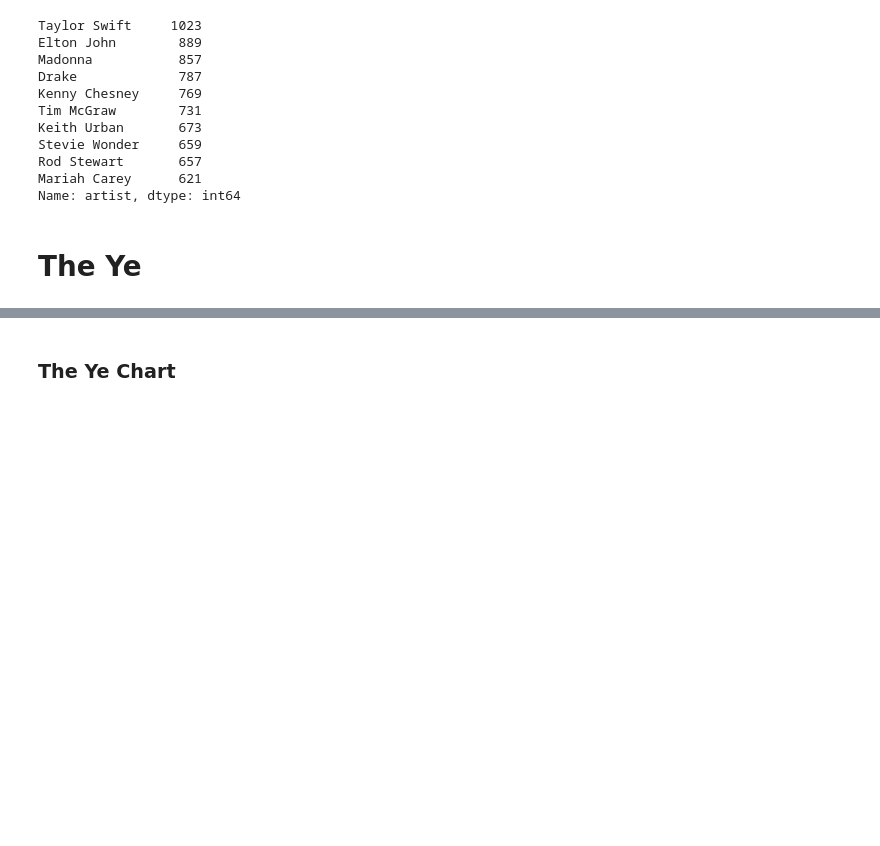
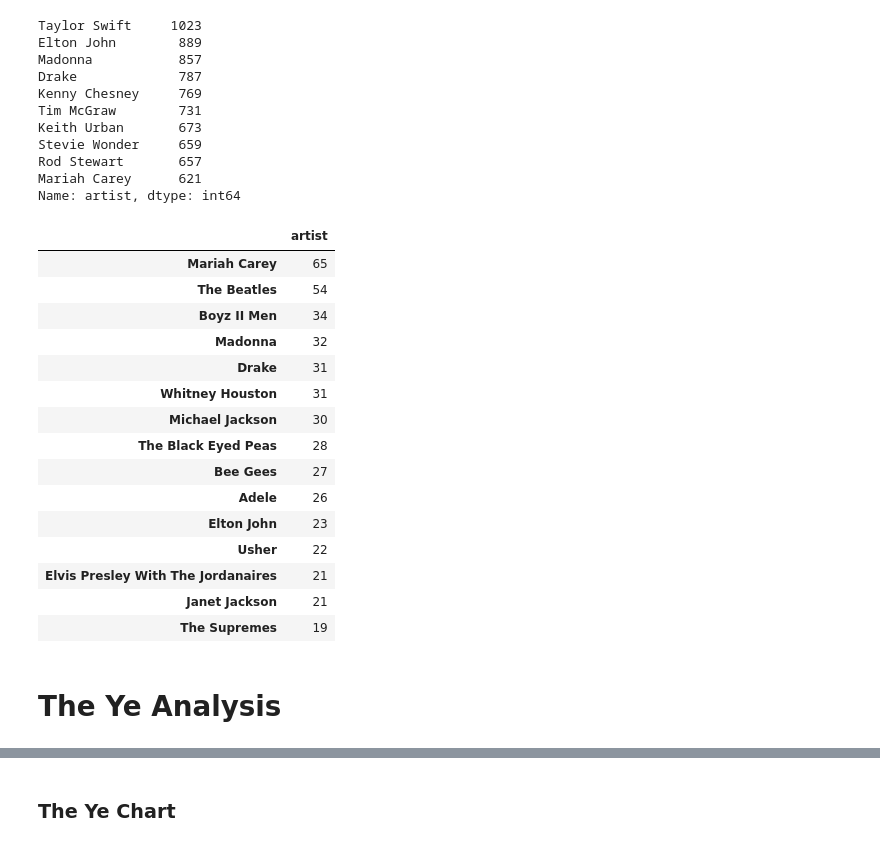
Before and after one commit to Bramstorp/MusicDataAnalyse, a Jupyter notebook: billboard.ipynb, the cells around one changed output, grey strips where cells are left out. Saved outputs shown, nothing was run; the diff lists cells and outputs as text; code cells hidden in the pictures; blank space fills up the shorter version.

Commit message:
ye analysis update

```diff
--- a/billboard.ipynb
+++ b/billboard.ipynb
@@ -58,5 +60,24 @@ Stevie Wonder     659
 Rod Stewart       657
 Mariah Carey      621
 Name: artist, dtype: int64
+# %%
+pd.DataFrame(df[df['rank']==1]['artist'].value_counts().head(15))
+# %% [output]
+|  | artist |
+| Mariah Carey | 65 |
+| The Beatles | 54 |
+| Boyz II Men | 34 |
+| Madonna | 32 |
+| Drake | 31 |
+| Whitney Houston | 31 |
+| Michael Jackson | 30 |
+| The Black Eyed Peas | 28 |
+| Bee Gees | 27 |
+| Adele | 26 |
+| Elton John | 23 |
+| Usher | 22 |
+| Elvis Presley With The Jordanaires | 21 |
+| Janet Jackson | 21 |
+| The Supremes | 19 |
 # %% [markdown]
-# The Ye
+# The Ye Analysis
```
Also changed, not shown: parts of 11 cells of this notebook.
